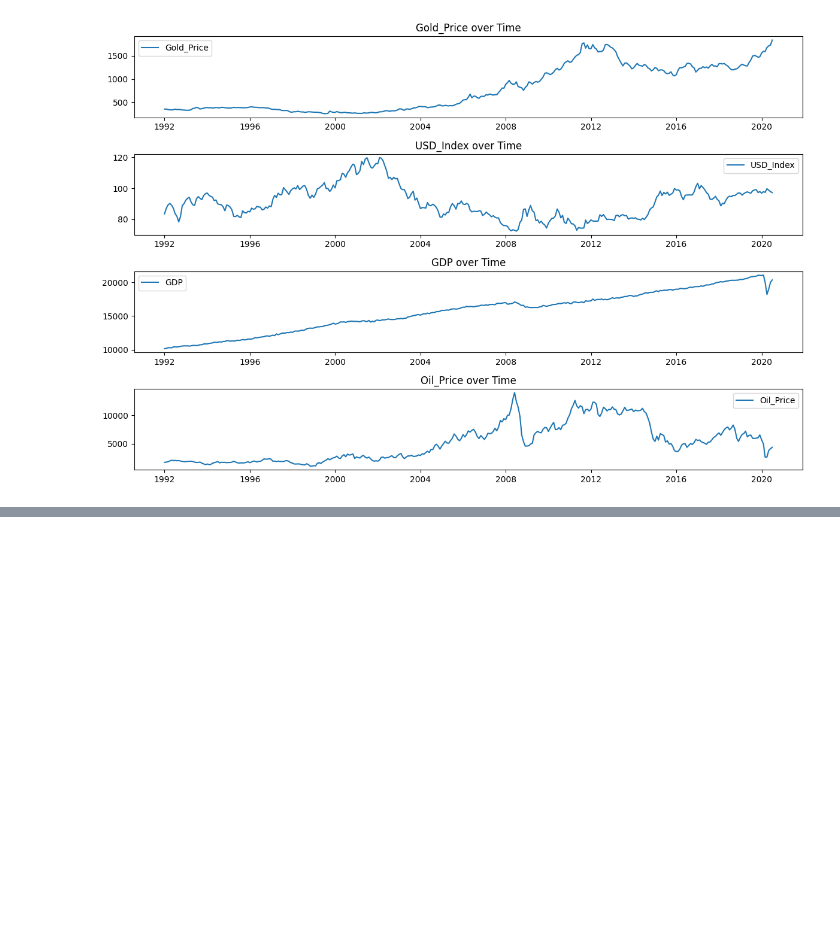
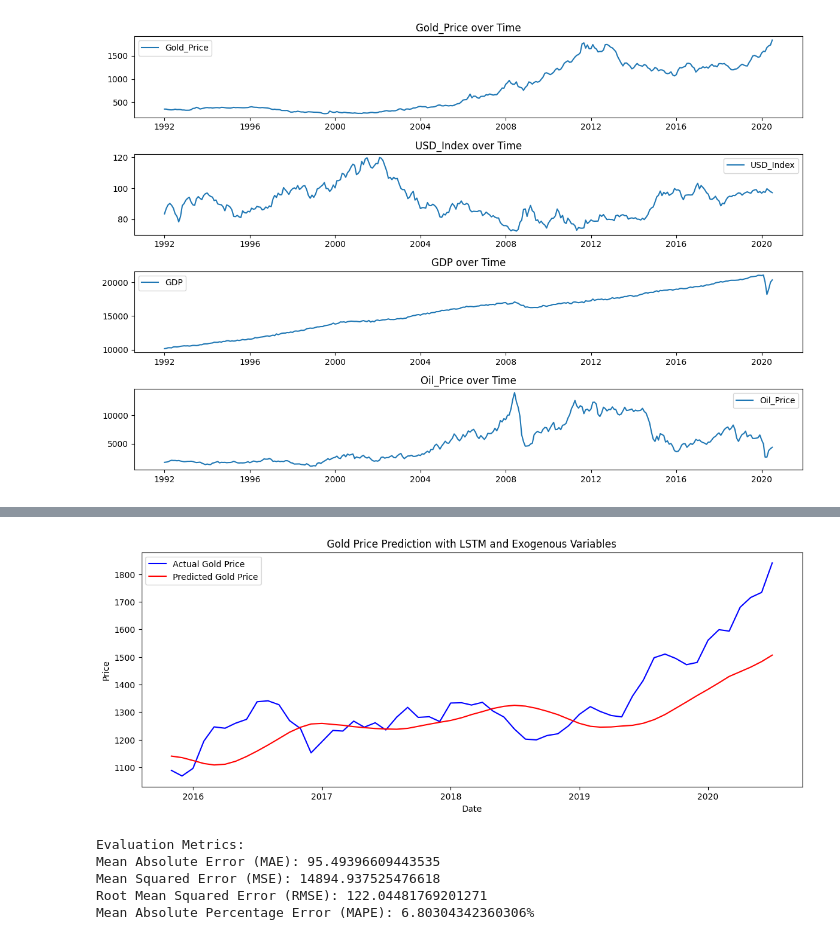
Before and after one commit to NguyenChuong2411/STAT3013.-P11_Nhom6, a Jupyter notebook: FinalGold_LSTM.ipynb, the cells around one changed output, grey strips where cells are left out. Cells and saved outputs as stored; diff of their text form; code cells hidden in the pictures; blank space fills up the shorter version.

```diff
--- a/FinalGold_LSTM.ipynb
+++ b/FinalGold_LSTM.ipynb
@@ -47,0 +68,14 @@ plt.show()
+# %%
+# Step 5: Building the LSTM Model
+model = Sequential()
+model.add(LSTM(units=50, return_sequences=True, input_shape=(X_train.shape[1], X_train.shape[2])))
+model.add(Dropout(0.2))
+model.add(LSTM(units=50, return_sequences=False))
+model.add(Dropout(0.2))
+model.add(Dense(units=1))  # Single output for gold price prediction
+# %%
+# Compiling the model
+model.compile(optimizer='adam', loss='mean_squared_error')
+# %%
+# Training the model
+history = model.fit(X_train, y_train, epochs=50, batch_size=32, validation_data=(X_test, y_test), verbose=1)
@@ -47,0 +100,5 @@ plt.show()
+# %%
+# Step 6: Model Predictions and Results Visualization
+predictions = model.predict(X_test)
+predictions = scaler_target.inverse_transform(predictions)
+y_test_true = scaler_target.inverse_transform(y_test)
@@ -47,0 +107,33 @@ plt.show()
+# %%
+# Visualize the results
+plt.figure(figsize=(14, 5))
+plt.plot(df.index[-len(y_test):], y_test_true, color='blue', label='Actual Gold Price')
+plt.plot(df.index[-len(predictions):], predictions, color='red', label='Predicted Gold Price')
+plt.title('Gold Price Prediction with LSTM and Exogenous Variables')
+plt.xlabel('Date')
+plt.ylabel('Price')
+plt.legend()
+plt.show()
+# %% [output]
+[figure, added]
+# %%
+from sklearn.metrics import mean_absolute_error, mean_squared_error
+
+# Calculate evaluation metrics
+mae = mean_absolute_error(y_test_true, predictions)
+mse = mean_squared_error(y_test_true, predictions)
+rmse = np.sqrt(mse)
+mape = np.mean(np.abs((y_test_true - predictions) / y_test_true)) * 100
+
+# Print the evaluation metrics
+print("Evaluation Metrics:")
+print(f"Mean Absolute Error (MAE): {mae}")
+print(f"Mean Squared Error (MSE): {mse}")
+print(f"Root Mean Squared Error (RMSE): {rmse}")
+print(f"Mean Absolute Percentage Error (MAPE): {mape}%")
+# %% [output]
+Evaluation Metrics:
+Mean Absolute Error (MAE): 95.49396609443535
+Mean Squared Error (MSE): 14894.937525476618
+Root Mean Squared Error (RMSE): 122.04481769201271
+Mean Absolute Percentage Error (MAPE): 6.80304342360306%
```
Also changed, not shown: parts of 5 cells of this notebook.
